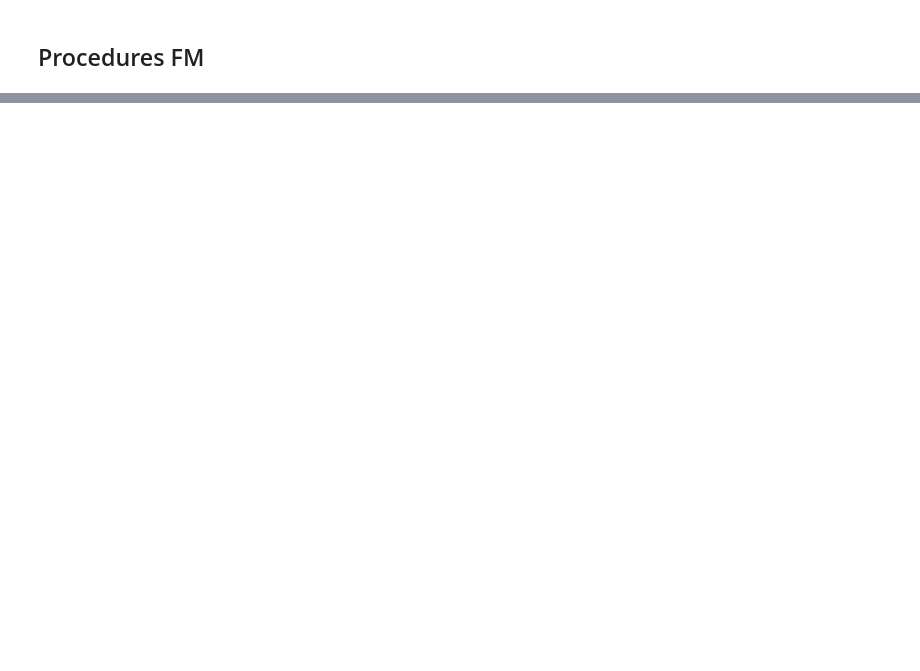
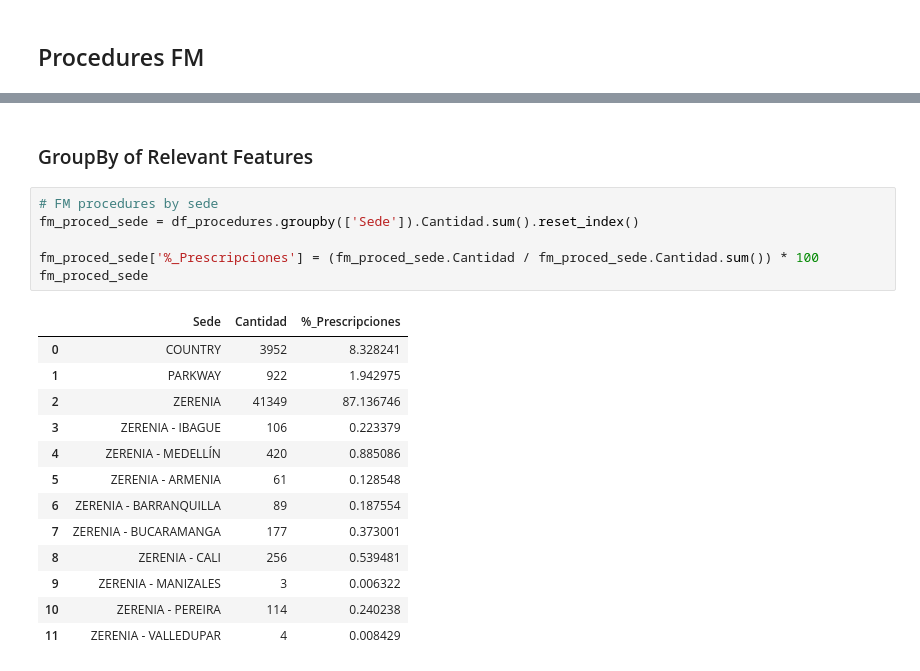
Before and after one commit to princeKike27/Khiron-Next-Buyers-FM, a Jupyter notebook: Khiron_Next_Buyers_FM.ipynb, the cells around one changed output, grey strips where cells are left out. Drawn from its saved outputs; the diff is of its cells as text; blank space fills up the shorter version.

```diff
--- a/Khiron_Next_Buyers_FM.ipynb
+++ b/Khiron_Next_Buyers_FM.ipynb
@@ -50,0 +119,22 @@ df_sales.head()
+# %% [markdown]
+### GroupBy of Relevant Features
+# %%
+# FM procedures by sede
+fm_proced_sede = df_procedures.groupby(['Sede']).Cantidad.sum().reset_index()
+
+fm_proced_sede['%_Prescripciones'] = (fm_proced_sede.Cantidad / fm_proced_sede.Cantidad.sum()) * 100
+fm_proced_sede
+# %% [output]
+|  | Sede | Cantidad | %_Prescripciones |
+| 0 | COUNTRY | 3952 | 8.328241 |
+| 1 | PARKWAY | 922 | 1.942975 |
+| 2 | ZERENIA | 41349 | 87.136746 |
+| 3 | ZERENIA - IBAGUE | 106 | 0.223379 |
+| 4 | ZERENIA - MEDELLÍN | 420 | 0.885086 |
+| 5 | ZERENIA - ARMENIA | 61 | 0.128548 |
+| 6 | ZERENIA - BARRANQUILLA | 89 | 0.187554 |
+| 7 | ZERENIA - BUCARAMANGA | 177 | 0.373001 |
+| 8 | ZERENIA - CALI | 256 | 0.539481 |
+| 9 | ZERENIA - MANIZALES | 3 | 0.006322 |
+| 10 | ZERENIA - PEREIRA | 114 | 0.240238 |
+| 11 | ZERENIA - VALLEDUPAR | 4 | 0.008429 |
```
Also changed, not shown: parts of 10 cells of this notebook.
